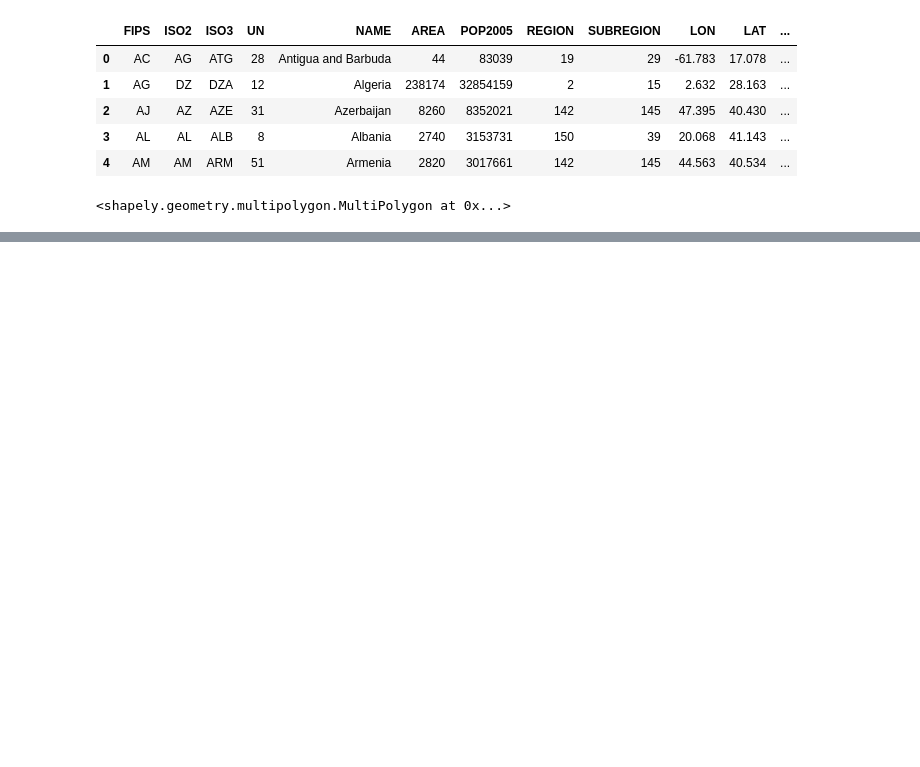
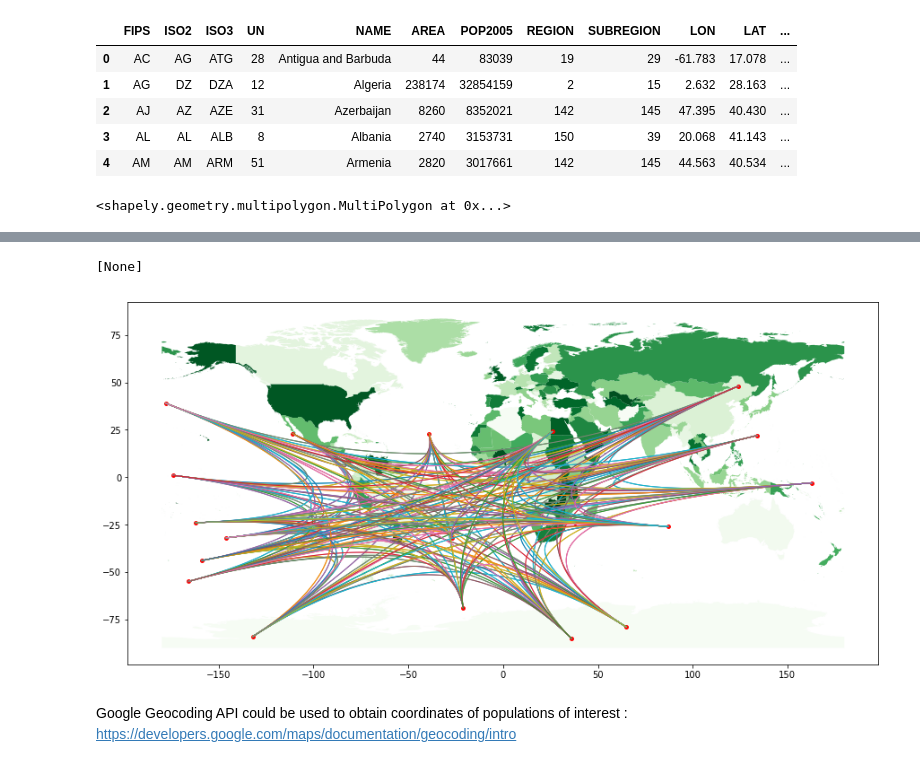
Before and after one commit to Alongthoselines/World_map, a Jupyter notebook: World_Map_Lat_Long_points.ipynb, the cells around one changed output, grey strips where cells are left out. Cells and saved outputs as stored; diff of their text form; code cells hidden in the pictures; blank space fills up the shorter version.

```diff
--- a/World_Map_Lat_Long_points.ipynb
+++ b/World_Map_Lat_Long_points.ipynb
@@ -45,0 +58,36 @@ geo_df.plot(ax=ax, markersize=160, color='red')
+# %%
+fig, ax = plt.subplots(figsize=(15,15))
+#Plot wolrd  map first
+map_plot.plot(column='UN', cmap= 'Greens', linewidth=0.8, ax=ax)
+
+verts=np.array(rado)
+# Plot the Bezier curves
+numbers = [i for i in range(verts.shape[0])] # list containing points numbers
+
+bezier_path = np.arange(0, 1.01, 0.01) #jumps of 0.01 from 0 to 1
+
+for a, b in itertools.product(numbers, repeat=2): #loop over pairs
+    if a == b:
+        continue #not interested on curve between the point and itself
+
+    x1y1 = x1, y1 = verts[a] #define points concerned
+    x2y2 = x2, y2 = verts[b]
+
+    xbyb = xb, yb =  [verts[:,0].mean(),verts[:,1].mean()]# third point of the bezier curve, now is the average of x and
+
+    # Compute and store the Bezier curve points
+    x = (1 - bezier_path)** 2 * x1 + 2 * (1 - bezier_path) * bezier_path * xb + bezier_path** 2 * x2
+    y = (1 - bezier_path)** 2 * y1 + 2 * (1 - bezier_path) * bezier_path * yb + bezier_path** 2 * y2
+
+    ax.plot(x, y,linewidth=1) # interessting, line color and width can be defined on curve basis
+
+#Plot points
+x, y = verts.T
+ax.scatter(x, y, marker='o', s=15, c='r')
+ax.set(aspect=1)
+# %% [output]
+[None]
+[figure, added]
+# %% [markdown]
+Google Geocoding API could be used to obtain coordinates of populations of interest :
+https://developers.google.com/maps/documentation/geocoding/intro
```
Also changed, not shown: parts of 6 cells of this notebook.
